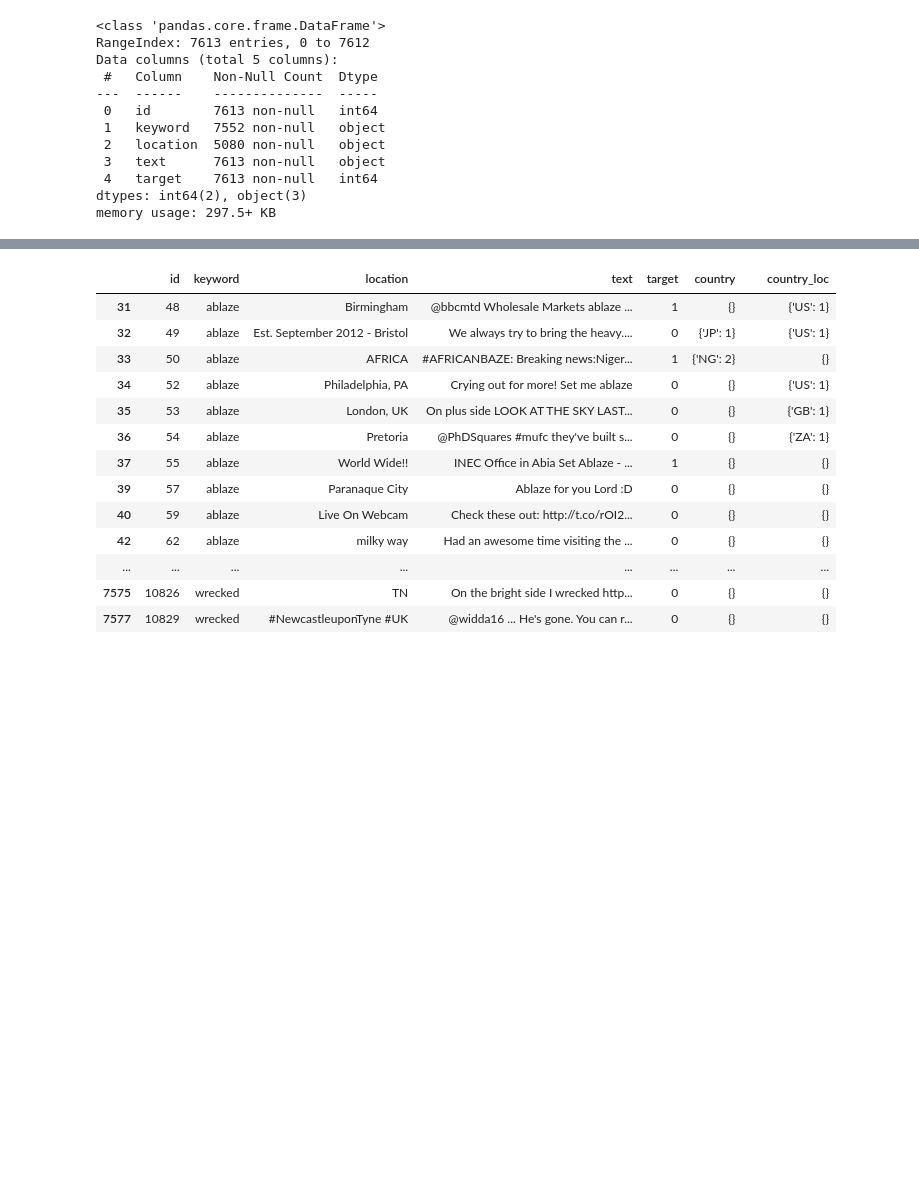
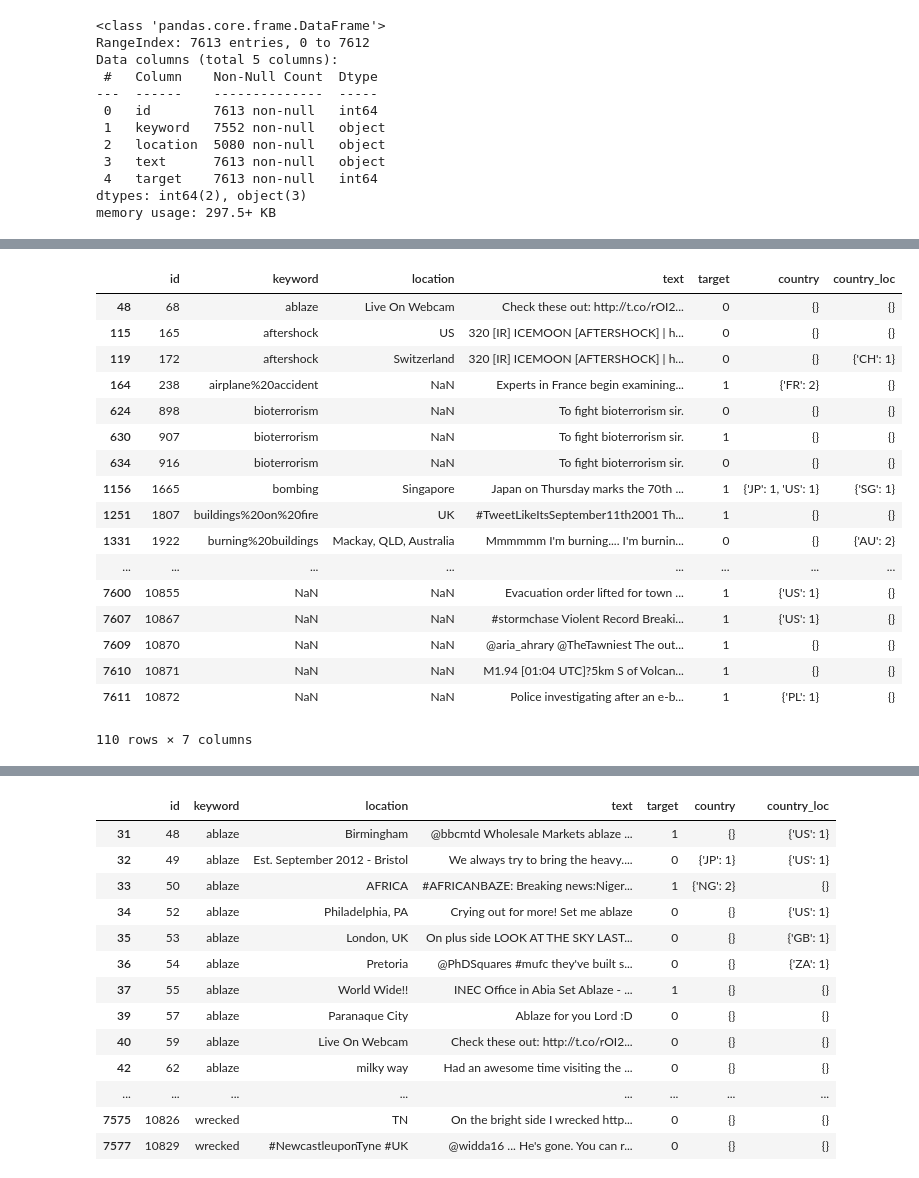
Before and after one commit to cwong690/Is-it-Lit-or-Nah, a Jupyter notebook: cindy_eda.ipynb, the cells around one changed output, grey strips where cells are left out. Drawn from its saved outputs; the diff is of its cells as text; code cells hidden in the pictures; blank space fills up the shorter version.

```diff
--- a/cindy_eda.ipynb
+++ b/cindy_eda.ipynb
@@ -81,3 +110,24 @@ Name: keyword, Length: 222, dtype: int64
+# %%
+data[data['text'].duplicated()]
+# %% [output]
+|  | id | keyword | location | text | target | country | country_loc |
+| 48 | 68 | ablaze | Live On Webcam | Check these out: http://t.co/rOI2... | 0 | {} | {} |
+| 115 | 165 | aftershock | US | 320 [IR] ICEMOON [AFTERSHOCK] | h... | 0 | {} | {} |
+| 119 | 172 | aftershock | Switzerland | 320 [IR] ICEMOON [AFTERSHOCK] | h... | 0 | {} | {'CH': 1} |
+| 164 | 238 | airplane%20accident | NaN | Experts in France begin examining... | 1 | {'FR': 2} | {} |
+| 624 | 898 | bioterrorism | NaN | To fight bioterrorism sir. | 0 | {} | {} |
+| 630 | 907 | bioterrorism | NaN | To fight bioterrorism sir. | 1 | {} | {} |
+| 634 | 916 | bioterrorism | NaN | To fight bioterrorism sir. | 0 | {} | {} |
+| 1156 | 1665 | bombing | Singapore | Japan on Thursday marks the 70th ... | 1 | {'JP': 1, 'US': 1} | {'SG': 1} |
+| 1251 | 1807 | buildings%20on%20fire | UK | #TweetLikeItsSeptember11th2001 Th... | 1 | {} | {} |
+| 1331 | 1922 | burning%20buildings | Mackay, QLD, Australia | Mmmmmm I'm burning.... I'm burnin... | 0 | {} | {'AU': 2} |
+| ... | ... | ... | ... | ... | ... | ... | ... |
+| 7600 | 10855 | NaN | NaN | Evacuation order lifted for town ... | 1 | {'US': 1} | {} |
+| 7607 | 10867 | NaN | NaN | #stormchase Violent Record Breaki... | 1 | {'US': 1} | {} |
+| 7609 | 10870 | NaN | NaN | @aria_ahrary @TheTawniest The out... | 1 | {} | {} |
+| 7610 | 10871 | NaN | NaN | M1.94 [01:04 UTC]?5km S of Volcan... | 1 | {} | {} |
+| 7611 | 10872 | NaN | NaN | Police investigating after an e-b... | 1 | {'PL': 1} | {} |
+110 rows × 7 columns
 # %%
 data['location'].value_counts(dropna=False)
 # %% [output]
```
Also changed, not shown: parts of 12 cells of this notebook.
